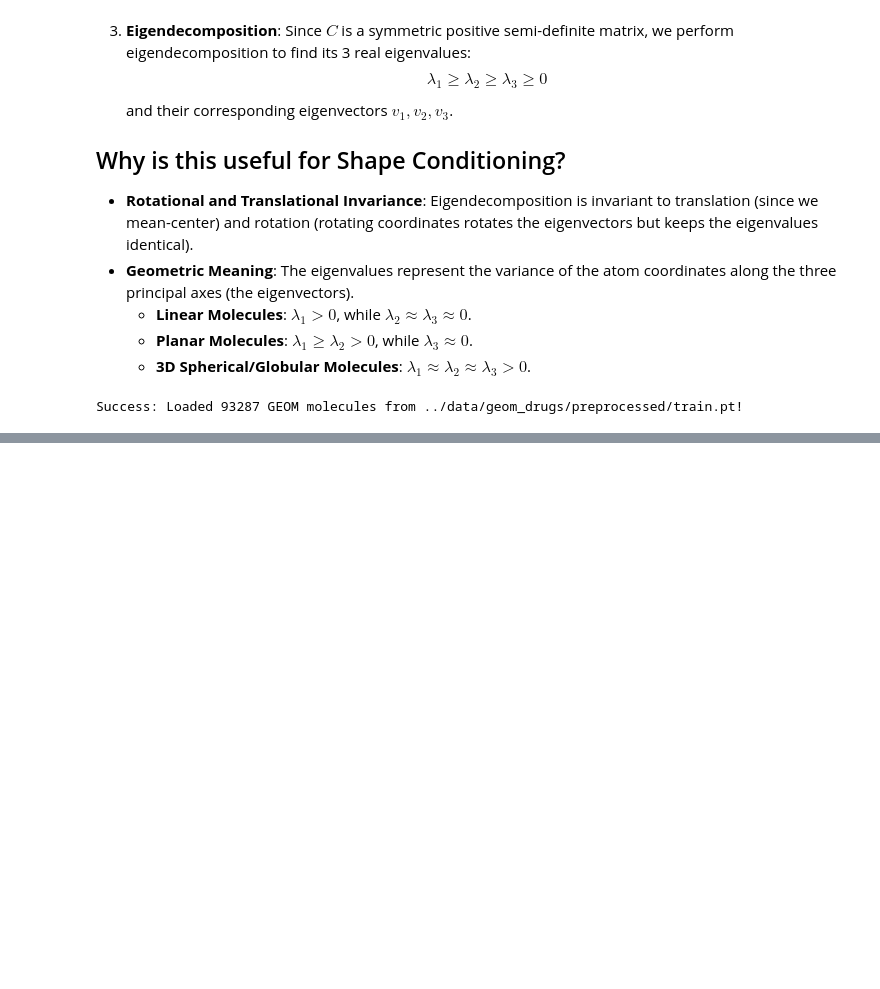
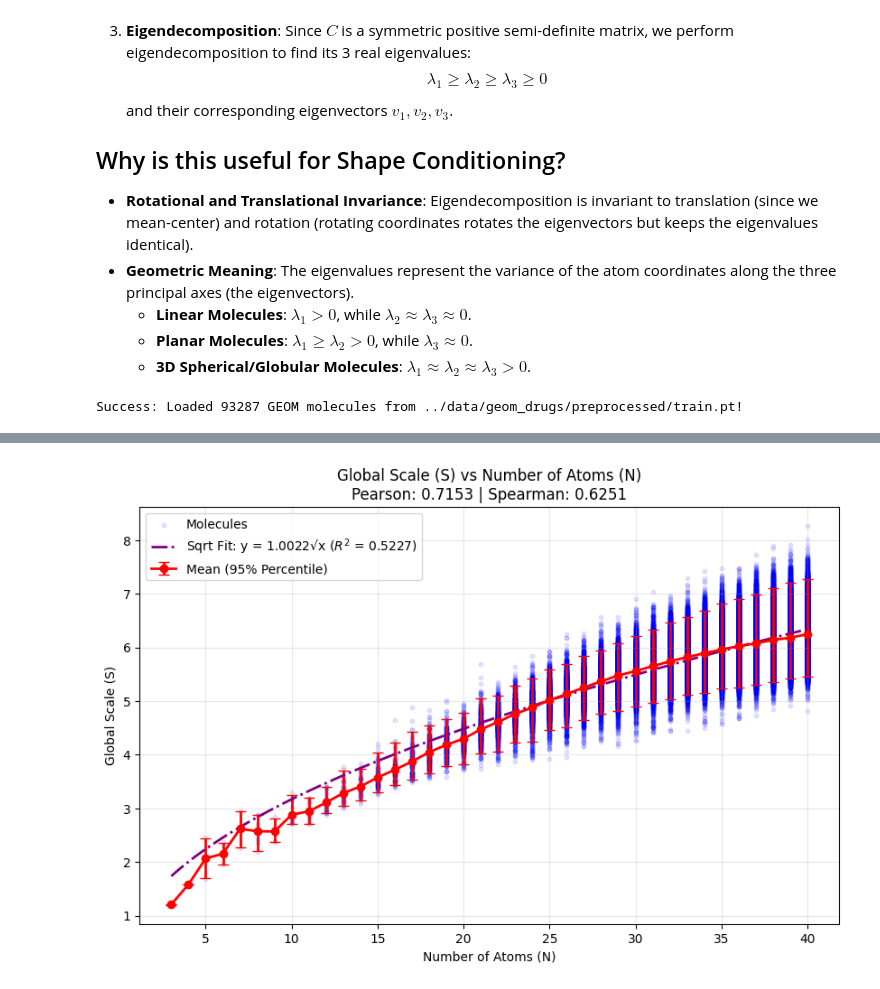
Before and after one commit to BjarkeErichsen/Diffusion-with-Latent-Recursion-for-Generating-Isomers, a Jupyter notebook: scripts/explore_eigenvalues.ipynb, the cells around one changed output, grey strips where cells are left out. Saved outputs shown, nothing was run; the diff lists cells and outputs as text; code cells hidden in the pictures; blank space fills up the shorter version.

```diff
--- a/scripts/explore_eigenvalues.ipynb
+++ b/scripts/explore_eigenvalues.ipynb
@@ -375,0 +324,57 @@ if dataset_loaded:
+# %%
+from scipy.stats import pearsonr, spearmanr
+from scipy.optimize import curve_fit
+import numpy as np
+import matplotlib.pyplot as plt
+
+def sqrt_func(x, a):
+    return a * np.sqrt(x)
+
+if dataset_loaded:
+    S_vals = c_arr[:, 3]
+
+    # Calculate correlations
+    pearson_corr, _ = pearsonr(n_atoms_arr, S_vals)
+    spearman_corr, _ = spearmanr(n_atoms_arr, S_vals)
+
+    unique_n = np.unique(n_atoms_arr)
+    means = np.array([np.mean(S_vals[n_atoms_arr == n]) for n in unique_n])
+
+    p_lower = np.array([np.percentile(S_vals[n_atoms_arr == n], 2.5) for n in unique_n])
+    p_upper = np.array([np.percentile(S_vals[n_atoms_arr == n], 97.5) for n in unique_n])
+
+    yerr = [means - p_lower, p_upper - means]
+
+    # Square root regression (y = a * sqrt(x))
+    popt_sqrt, _ = curve_fit(sqrt_func, n_atoms_arr, S_vals)
+
+    # Calculate R-squared for the fit
+    y_pred = sqrt_func(n_atoms_arr, *popt_sqrt)
+    ss_res = np.sum((S_vals - y_pred) ** 2)
+    ss_tot = np.sum((S_vals - np.mean(S_vals)) ** 2)
+    r_squared = 1 - (ss_res / ss_tot)
+
+    plt.figure(figsize=(10, 6), dpi=100)
+
+    # Scatter plot
+    plt.scatter(n_atoms_arr, S_vals, alpha=0.1, s=10, color='blue', label='Molecules')
+
+    # Mean and 95% Percentile error bars
+    plt.errorbar(unique_n, means, yerr=yerr, fmt='o-', color='red', ecolor='red',
+                 capsize=4, linewidth=2, markersize=6, label='Mean (95% Percentile)')
+
+    # Linspace array so the non-linear curve renders smoothly
+    x_curve = np.linspace(np.min(n_atoms_arr), np.max(n_atoms_arr), 200)
+
+    # Plot sqrt fit with R^2 in the legend
+    plt.plot(x_curve, sqrt_func(x_curve, *popt_sqrt), color='purple', linewidth=2, linestyle='-.',
+             label=f'Sqrt Fit: y = {popt_sqrt[0]:.4f}√x ($R^2$ = {r_squared:.4f})')
+
+    plt.title(f'Global Scale (S) vs Number of Atoms (N)\nPearson: {pearson_corr:.4f} | Spearman: {spearman_corr:.4f}')
+    plt.xlabel('Number of Atoms (N)')
+    plt.ylabel('Global Scale (S)')
+    plt.legend()
+    plt.grid(True, alpha=0.3)
+    plt.show()
+# %% [output]
+[figure, added]
```
Also changed, not shown: parts of 3 cells of this notebook, 21 other files.
